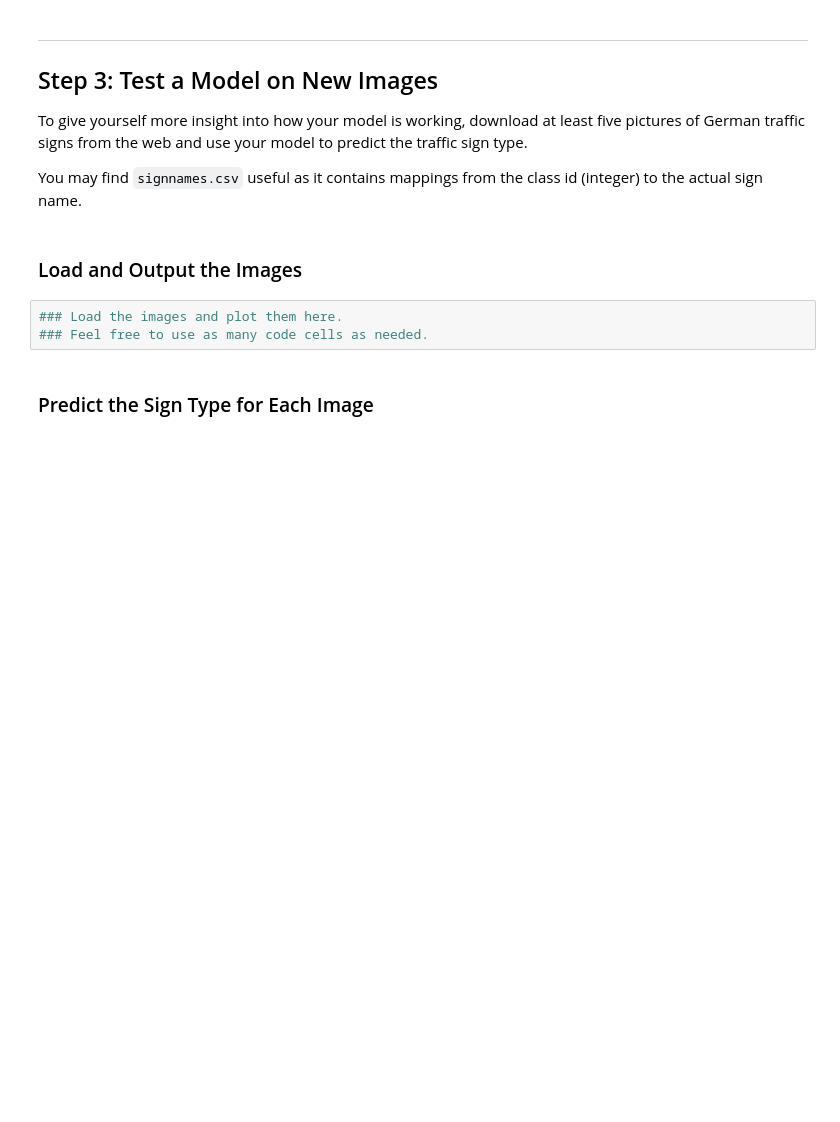
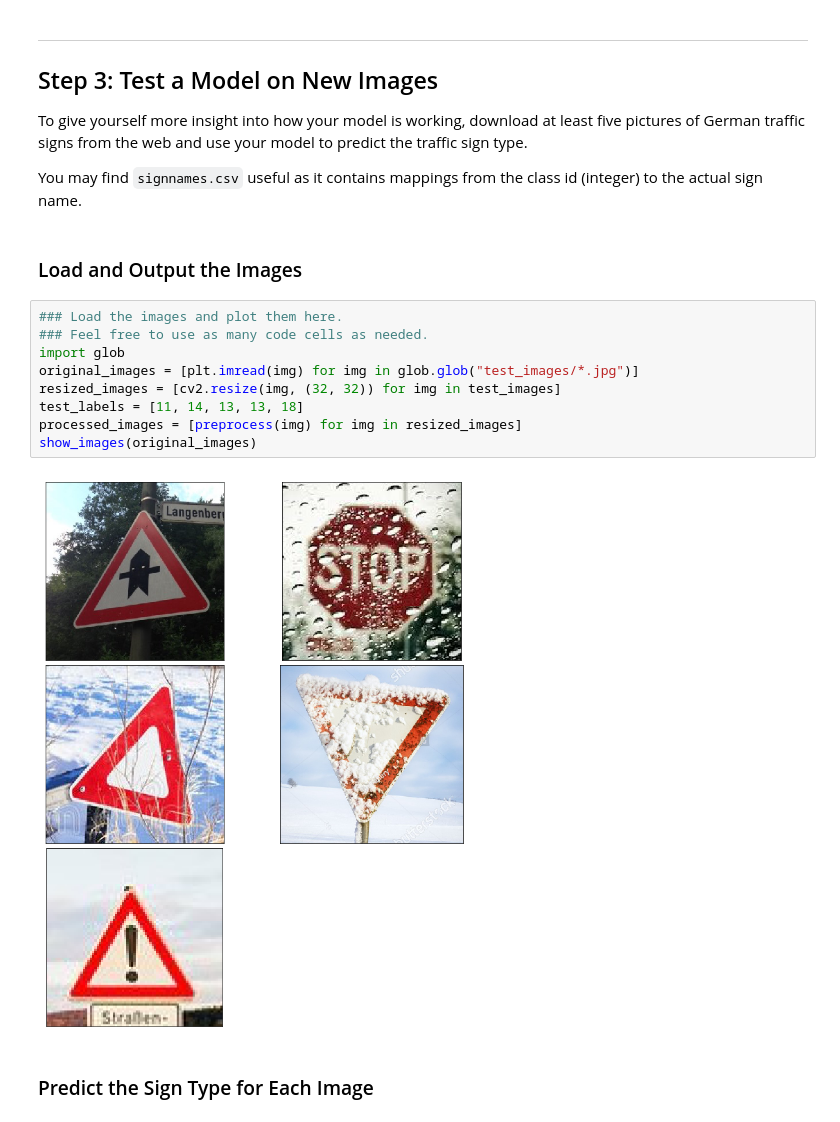
Before and after one commit to timothyta12/CarND-Traffic-Sign-Classifier-Project, a Jupyter notebook: Traffic_Sign_Classifier.ipynb, the cells around one changed output. Drawn from its saved outputs; the diff is of its cells as text; blank space fills up the shorter version.

Commit message:
Analyzing online images

```diff
--- a/Traffic_Sign_Classifier.ipynb
+++ b/Traffic_Sign_Classifier.ipynb
@@ -467,6 +467,14 @@ You may find `signnames.csv` useful as it contains mappings from the class id (i
 # %%
 ### Load the images and plot them here.
 ### Feel free to use as many code cells as needed.
+import glob
+original_images = [plt.imread(img) for img in glob.glob("test_images/*.jpg")]
+resized_images = [cv2.resize(img, (32, 32)) for img in test_images]
+test_labels = [11, 14, 13, 13, 18]
+processed_images = [preprocess(img) for img in resized_images]
+show_images(original_images)
+# %% [output]
+[figure, added]
 # %% [markdown]
 ### Predict the Sign Type for Each Image
 # %%
```
Also changed, not shown: parts of 4 cells of this notebook.
